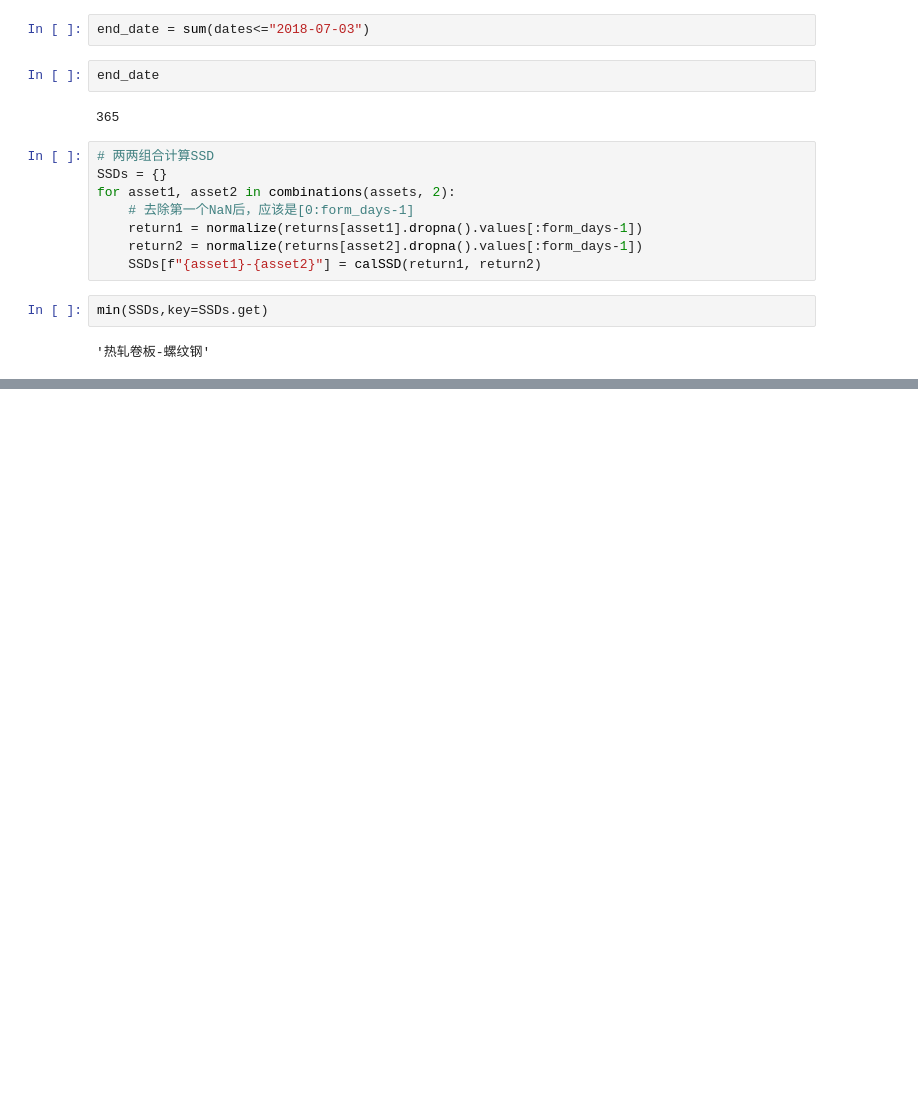
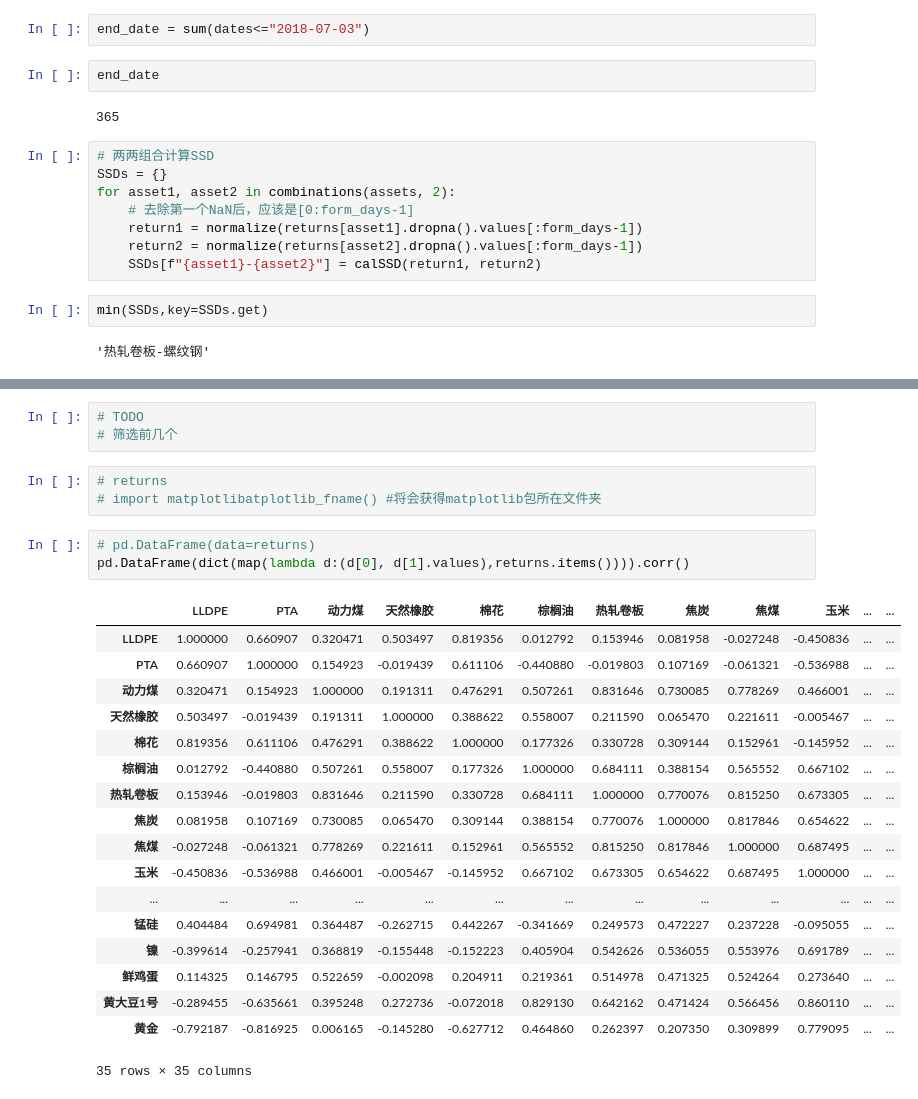
Before and after one commit to chzheng2000/pairsTrading, a Jupyter notebook: findPairs.ipynb, the cells around one changed output, grey strips where cells are left out. Cells and saved outputs as stored; diff of their text form; blank space fills up the shorter version.

```diff
--- a/findPairs.ipynb
+++ b/findPairs.ipynb
@@ -183,0 +143,28 @@ SSDs
+# %%
+# TODO
+# 筛选前几个
+# %%
+# returns
+# import matplotlibatplotlib_fname() #将会获得matplotlib包所在文件夹
+# %%
+# pd.DataFrame(data=returns)
+pd.DataFrame(dict(map(lambda d:(d[0], d[1].values),returns.items()))).corr()
+# %% [output]
+|  | LLDPE | PTA | 动力煤 | 天然橡胶 | 棉花 | 棕榈油 | 热轧卷板 | 焦炭 | 焦煤 | 玉米 | ... | ... |
+| LLDPE | 1.000000 | 0.660907 | 0.320471 | 0.503497 | 0.819356 | 0.012792 | 0.153946 | 0.081958 | -0.027248 | -0.450836 | ... | ... |
+| PTA | 0.660907 | 1.000000 | 0.154923 | -0.019439 | 0.611106 | -0.440880 | -0.019803 | 0.107169 | -0.061321 | -0.536988 | ... | ... |
+| 动力煤 | 0.320471 | 0.154923 | 1.000000 | 0.191311 | 0.476291 | 0.507261 | 0.831646 | 0.730085 | 0.778269 | 0.466001 | ... | ... |
+| 天然橡胶 | 0.503497 | -0.019439 | 0.191311 | 1.000000 | 0.388622 | 0.558007 | 0.211590 | 0.065470 | 0.221611 | -0.005467 | ... | ... |
+| 棉花 | 0.819356 | 0.611106 | 0.476291 | 0.388622 | 1.000000 | 0.177326 | 0.330728 | 0.309144 | 0.152961 | -0.145952 | ... | ... |
+| 棕榈油 | 0.012792 | -0.440880 | 0.507261 | 0.558007 | 0.177326 | 1.000000 | 0.684111 | 0.388154 | 0.565552 | 0.667102 | ... | ... |
+| 热轧卷板 | 0.153946 | -0.019803 | 0.831646 | 0.211590 | 0.330728 | 0.684111 | 1.000000 | 0.770076 | 0.815250 | 0.673305 | ... | ... |
+| 焦炭 | 0.081958 | 0.107169 | 0.730085 | 0.065470 | 0.309144 | 0.388154 | 0.770076 | 1.000000 | 0.817846 | 0.654622 | ... | ... |
+| 焦煤 | -0.027248 | -0.061321 | 0.778269 | 0.221611 | 0.152961 | 0.565552 | 0.815250 | 0.817846 | 1.000000 | 0.687495 | ... | ... |
+| 玉米 | -0.450836 | -0.536988 | 0.466001 | -0.005467 | -0.145952 | 0.667102 | 0.673305 | 0.654622 | 0.687495 | 1.000000 | ... | ... |
+| ... | ... | ... | ... | ... | ... | ... | ... | ... | ... | ... | ... | ... |
+| 锰硅 | 0.404484 | 0.694981 | 0.364487 | -0.262715 | 0.442267 | -0.341669 | 0.249573 | 0.472227 | 0.237228 | -0.095055 | ... | ... |
+| 镍 | -0.399614 | -0.257941 | 0.368819 | -0.155448 | -0.152223 | 0.405904 | 0.542626 | 0.536055 | 0.553976 | 0.691789 | ... | ... |
+| 鲜鸡蛋 | 0.114325 | 0.146795 | 0.522659 | -0.002098 | 0.204911 | 0.219361 | 0.514978 | 0.471325 | 0.524264 | 0.273640 | ... | ... |
+| 黄大豆1号 | -0.289455 | -0.635661 | 0.395248 | 0.272736 | -0.072018 | 0.829130 | 0.642162 | 0.471424 | 0.566456 | 0.860110 | ... | ... |
+| 黄金 | -0.792187 | -0.816925 | 0.006165 | -0.145280 | -0.627712 | 0.464860 | 0.262397 | 0.207350 | 0.309899 | 0.779095 | ... | ... |
+35 rows × 35 columns
```
Also changed, not shown: parts of 13 cells of this notebook, 2 other files.
